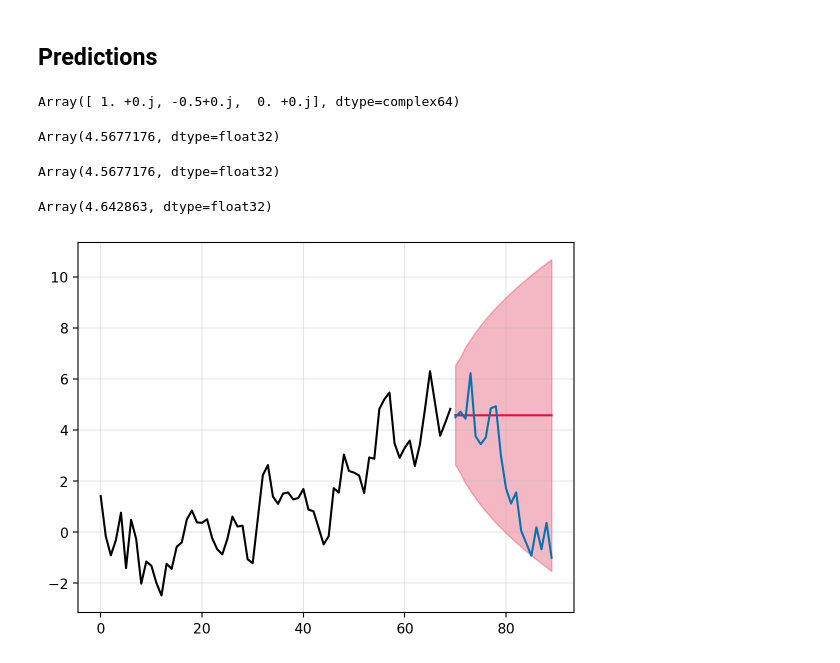
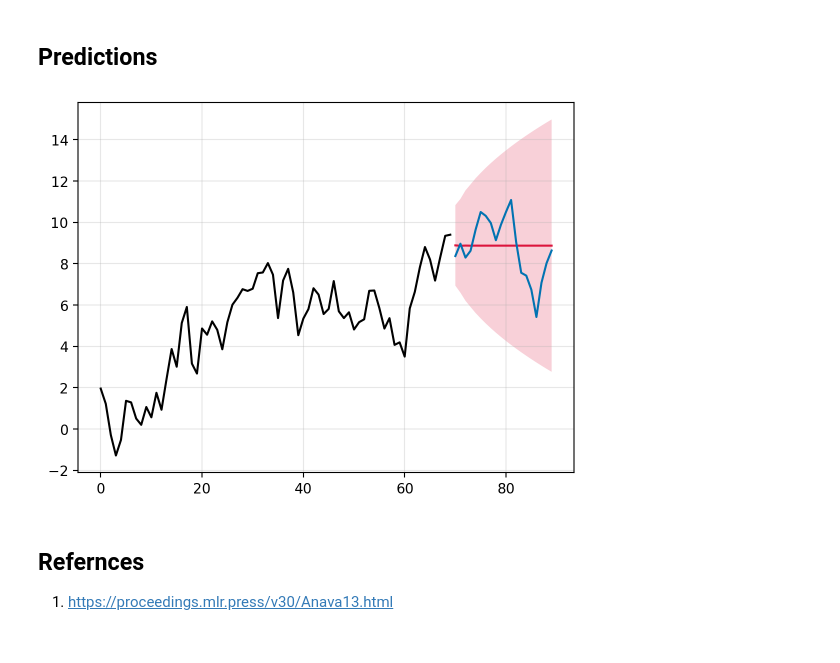
Before and after one commit to gerdm/filtering-notes, a Jupyter notebook: 03-kalman-filter/kalman-filter.ipynb, the cells around one changed output. Cells and saved outputs as stored; diff of their text form; code cells hidden in the pictures.

```diff
--- a/03-kalman-filter/kalman-filter.ipynb
+++ b/03-kalman-filter/kalman-filter.ipynb
@@ -18,15 +18,13 @@ import ssm
 # %% [markdown]
 ## Defining the ARMA process
 # %%
-key = jax.random.PRNGKey(3141)
+key = jax.random.PRNGKey(314)
 # %%
 ma_n = 10
-H_ma = jnp.ones(1) * 0.5
+H_ma = jnp.ones(10) * 0.5
 H_ar = jnp.ones(2) * 0.5
 # H, F, T = ssm.init_arma_components(H_ma=H_ma)
 H, F, T = ssm.init_arma_components(H_ar=H_ar, H_ma=H_ma)
 # H, F, T = ssm.init_arma_components(H_ar=H_ar)
 dim_state = len(H)
 R = jnp.eye(1) * 1.0 ** 2
-# %%
-jnp.set_printoptions(linewidth=100)
@@ -70,7 +64,8 @@ def kf_step(bel, y, H, F, R, Q):
     out = {
         "mu": mu,
         "err": err,
-        "yhat": H @ mu_pred
+        "yhat": H @ mu_pred,
+        "mu_forecast": forecast_mean(F, mu_pred, 10),
     }
 
     return bel_next, out
@@ -131,10 +142,6 @@ def forecast_cov(F, Sigma, Q, k):
     state_init = (Sigma, jnp.zeros((dim_state, dim_state)), F)
     _, Sigma_pred = jax.lax.scan(_step, state_init, steps)
     return Sigma_pred
-# %%
-jnp.linalg.eigvals(F)
-# %% [output]
-Array([ 1. +0.j, -0.5+0.j,  0. +0.j], dtype=complex64)
 # %%
 mu_pred = forecast_mean(F, mu, n_test)
 y_pred = jnp.einsum("d,td->t", H, mu_pred)
@@ -145,12 +147,0 @@ std_pred = jnp.sqrt(jnp.einsum("sij,i,j->s", Sigma_pred, H, H))
-# %%
-H @ mu_pred[1]
-# %% [output]
-Array(4.5677176, dtype=float32)
-# %%
-y_pred[1]
-# %% [output]
-Array(4.5677176, dtype=float32)
-# %%
-H @ jnp.linalg.matrix_power(F, 0) @ mu
-# %% [output]
-Array(4.642863, dtype=float32)
@@ -157,10 +151,17 @@ Array(4.642863, dtype=float32)
 # %%
 steps_pred = jnp.arange(n_test) + n_steps
 # plt.plot(steps, hist["yhat"], c="black")
 plt.plot(steps, sample["y"], c="black")
 plt.plot(steps_pred, y_pred, c="crimson")
 plt.plot(steps_pred, test["y"])
-plt.fill_between(steps_pred, y_pred - 2*  std_pred, y_pred + 2 * std_pred, color="crimson", alpha=0.3)
+plt.fill_between(
+    steps_pred, y_pred - 2*  std_pred, y_pred + 2 * std_pred,
+    edgecolor="none",  facecolor="crimson", alpha=0.2
+)
 plt.grid(alpha=0.3)
 # %% [output]
-[figure, old version]
+[figure, new version]
+# %% [markdown]
+## Refernces
+
+1. https://proceedings.mlr.press/v30/Anava13.html
```
Also changed, not shown: parts of 10 cells of this notebook.
